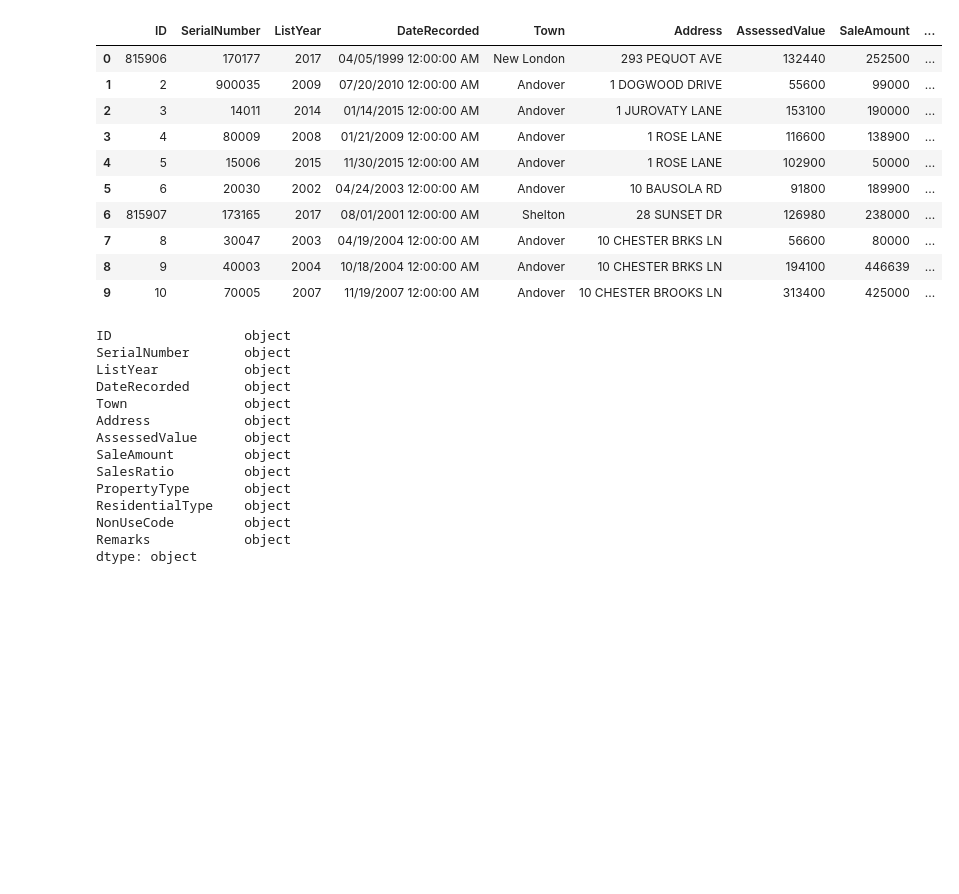
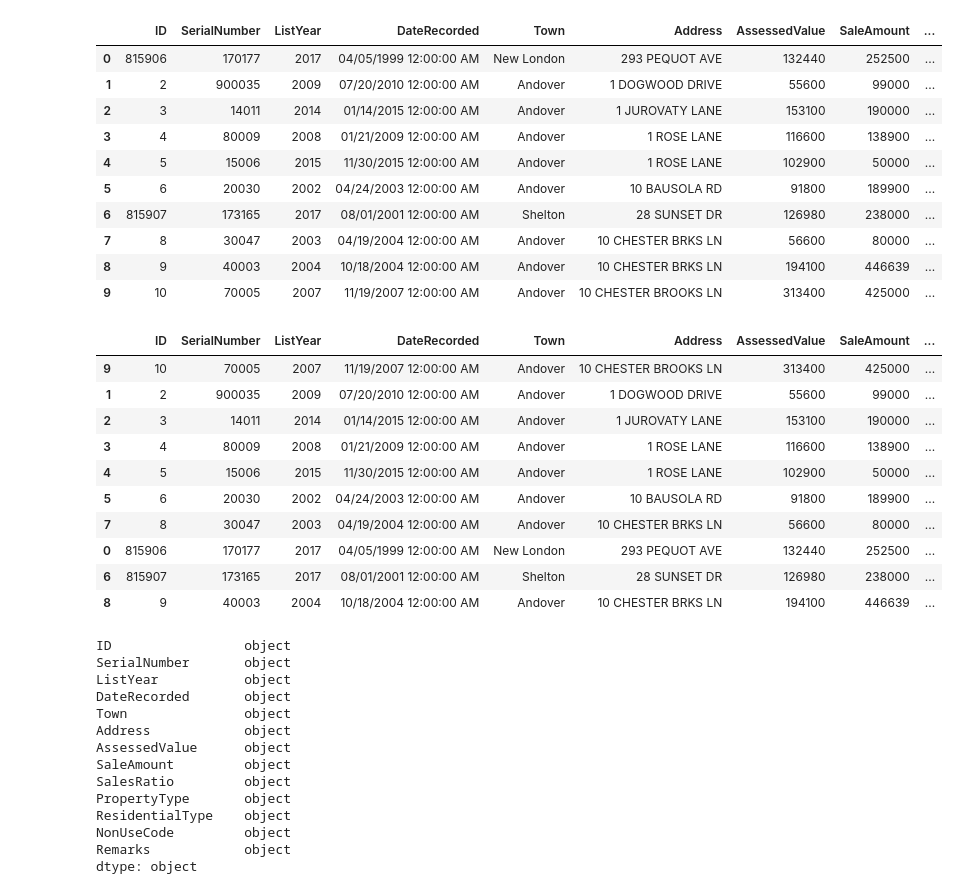
Before and after one commit to techsparksguru/data_ai_for_all, a Jupyter notebook: class10_koalas/koalas.ipynb, the cells around one changed output. Cells and saved outputs as stored; diff of their text form; code cells hidden in the pictures; blank space fills up the shorter version.

```diff
--- a/class10_koalas/koalas.ipynb
+++ b/class10_koalas/koalas.ipynb
@@ -46,7 +44,7 @@ from pyspark.conf import SparkConf
 config = SparkConf()
 config.set("spark.driver.memory", "2g")
 config.set("spark.executor.memory", "1g")
-spark = SparkSession.builder.config(conf=config).master("spark://192.168.0.6:7077").appName("Analyzing Real Estate Sales").getOrCreate()
+spark = SparkSession.builder.config(conf=config).master("spark://192.168.0.4:7077").appName("Analyzing Real Estate Sales").getOrCreate()
 # %%
 import pandas as pd
 import numpy as np
@@ -73,6 +71,20 @@ kdf.head(10)
 | 7 | 8 | 30047 | 2003 | 04/19/2004 12:00:00 AM | Andover | 10 CHESTER BRKS LN | 56600 | 80000 | ... |
 | 8 | 9 | 40003 | 2004 | 10/18/2004 12:00:00 AM | Andover | 10 CHESTER BRKS LN | 194100 | 446639 | ... |
 | 9 | 10 | 70005 | 2007 | 11/19/2007 12:00:00 AM | Andover | 10 CHESTER BROOKS LN | 313400 | 425000 | ... |
+# %%
+kdf.head(10).sort_values(by = 'ID')
+# %% [output]
+|  | ID | SerialNumber | ListYear | DateRecorded | Town | Address | AssessedValue | SaleAmount | ... |
+| 9 | 10 | 70005 | 2007 | 11/19/2007 12:00:00 AM | Andover | 10 CHESTER BROOKS LN | 313400 | 425000 | ... |
+| 1 | 2 | 900035 | 2009 | 07/20/2010 12:00:00 AM | Andover | 1 DOGWOOD DRIVE | 55600 | 99000 | ... |
+| 2 | 3 | 14011 | 2014 | 01/14/2015 12:00:00 AM | Andover | 1 JUROVATY LANE | 153100 | 190000 | ... |
+| 3 | 4 | 80009 | 2008 | 01/21/2009 12:00:00 AM | Andover | 1 ROSE LANE | 116600 | 138900 | ... |
+| 4 | 5 | 15006 | 2015 | 11/30/2015 12:00:00 AM | Andover | 1 ROSE LANE | 102900 | 50000 | ... |
+| 5 | 6 | 20030 | 2002 | 04/24/2003 12:00:00 AM | Andover | 10 BAUSOLA RD | 91800 | 189900 | ... |
+| 7 | 8 | 30047 | 2003 | 04/19/2004 12:00:00 AM | Andover | 10 CHESTER BRKS LN | 56600 | 80000 | ... |
+| 0 | 815906 | 170177 | 2017 | 04/05/1999 12:00:00 AM | New London | 293 PEQUOT AVE | 132440 | 252500 | ... |
+| 6 | 815907 | 173165 | 2017 | 08/01/2001 12:00:00 AM | Shelton | 28 SUNSET DR | 126980 | 238000 | ... |
+| 8 | 9 | 40003 | 2004 | 10/18/2004 12:00:00 AM | Andover | 10 CHESTER BRKS LN | 194100 | 446639 | ... |
 # %%
 kdf.dtypes
 # %% [output]
```
Also changed, not shown: parts of 12 cells of this notebook, 1 other file.
